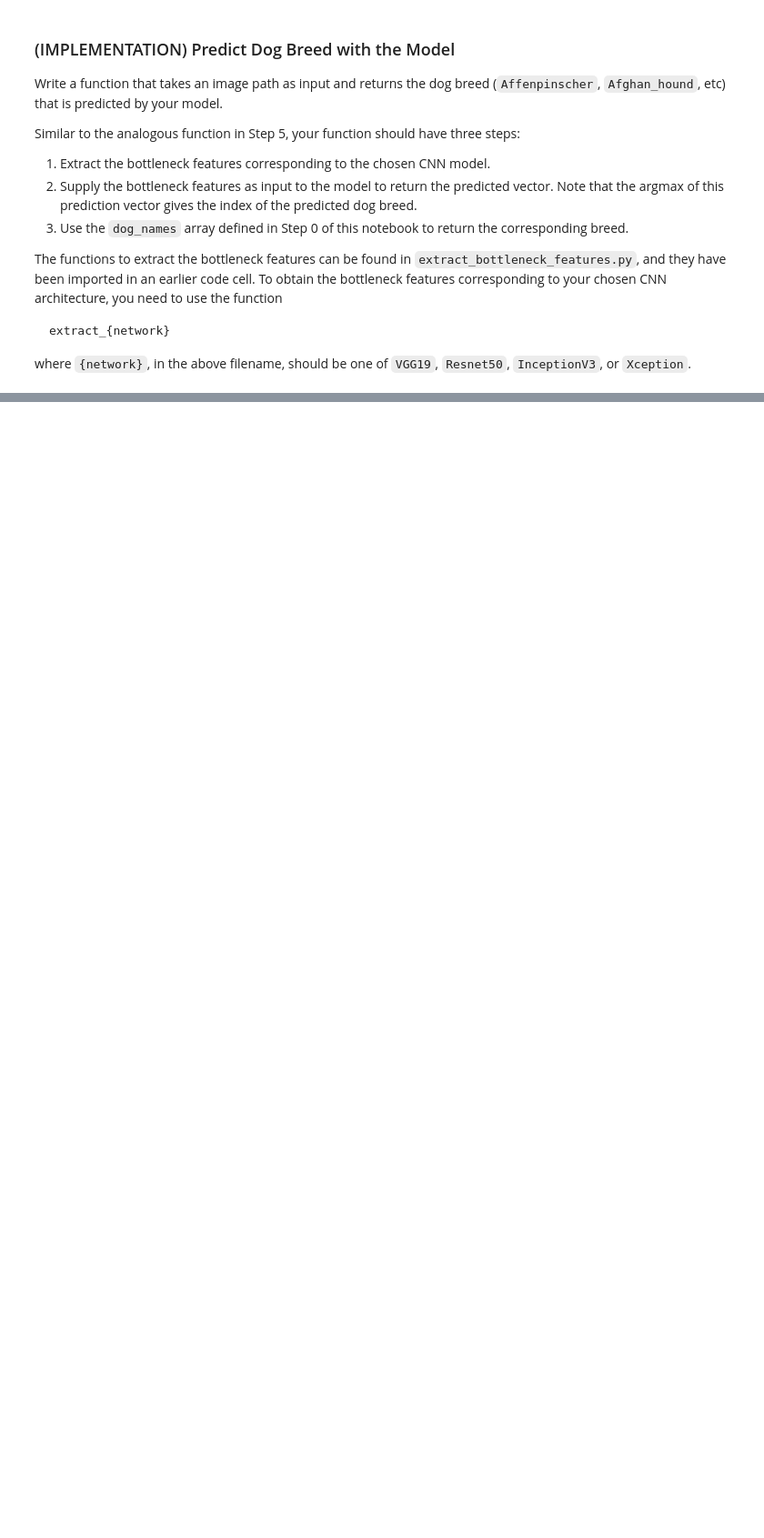
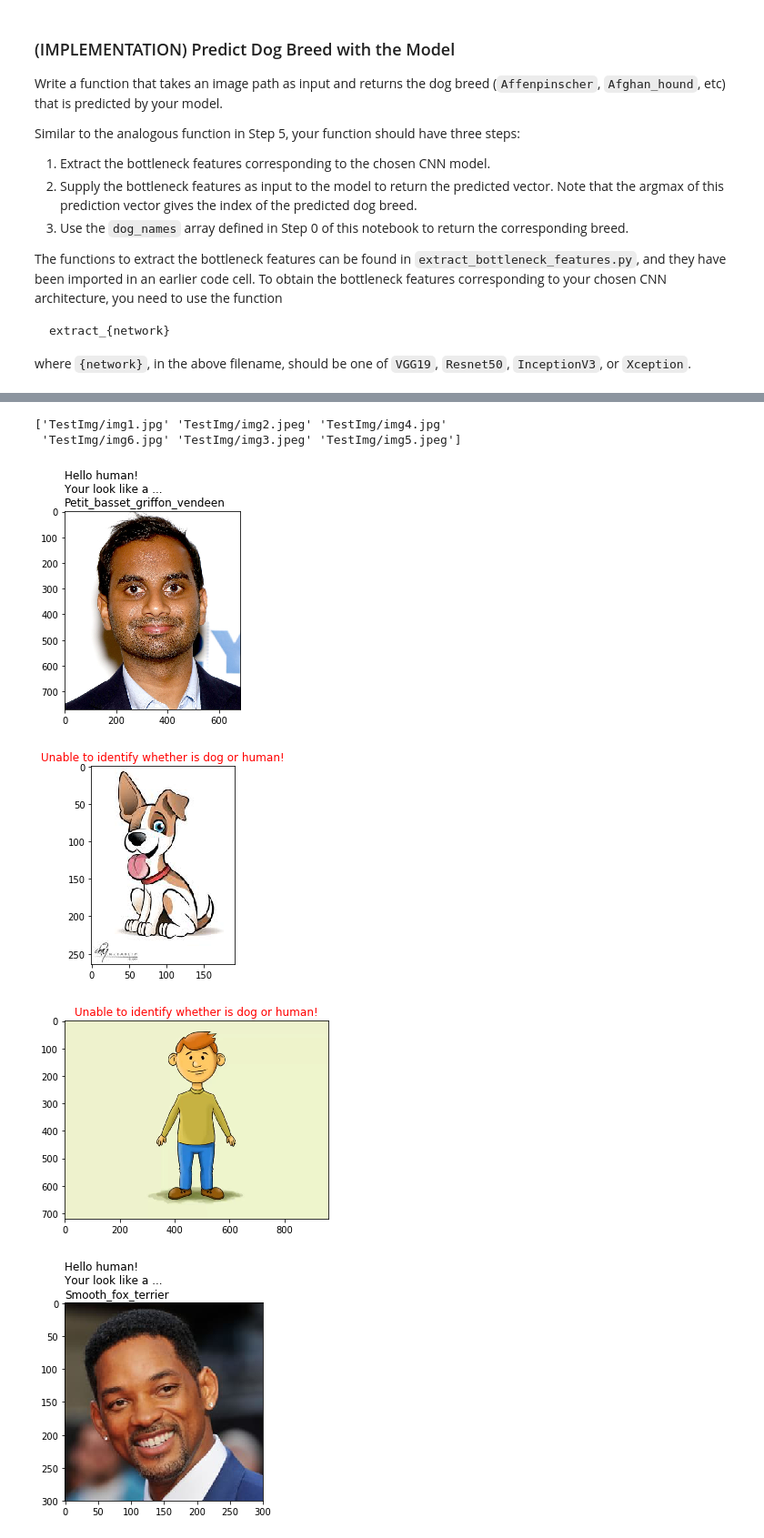
Before and after one commit to ashish1500616/Machine-Learning-Projects, a Jupyter notebook: p4_dog-project/dog_app.ipynb, the cells around one changed output, grey strips where cells are left out. Shown: that part at 91% size. Saved outputs shown, nothing was run; the diff lists cells and outputs as text; code cells hidden in the pictures; blank space fills up the shorter version.

```diff
--- a/p4_dog-project/dog_app.ipynb
+++ b/p4_dog-project/dog_app.ipynb
@@ -805,15 +824,0 @@ The overall result is good since it is able to differentiate humans and dogs.
-# %%
-## TODO: Execute your algorithm from Step 6 on
-## at least 6 images on your computer.
-## Feel free to use as many code cells as needed.
-random.seed(42)
-
-def random_image(files):
-    return files[random.randint(0, len(files)-1)]
-
-for n in range(6):
-    if n <= 2:
-        img_path = random_image(human_files)
-    else:
-        img_path = random_image(test_files)
-    detect_dog_breed(img_path)
@@ -827,0 +825,13 @@ Downloading data from https://github.com/fchollet/deep-learning-models/releases/
+# %%
+testing_files=np.array(glob("TestImg/*"))
+print(testing_files)
+for n in range(6):
+    img_path = testing_files[n]
+    detect_dog_breed(img_path)
+# %% [output]
+['TestImg/img1.jpg' 'TestImg/img2.jpeg' 'TestImg/img4.jpg'
+ 'TestImg/img6.jpg' 'TestImg/img3.jpeg' 'TestImg/img5.jpeg']
+[figure, added]
+[figure, added]
+[figure, added]
+[figure, added]
```
Also changed, not shown: parts of 13 cells of this notebook, 7 other files.
